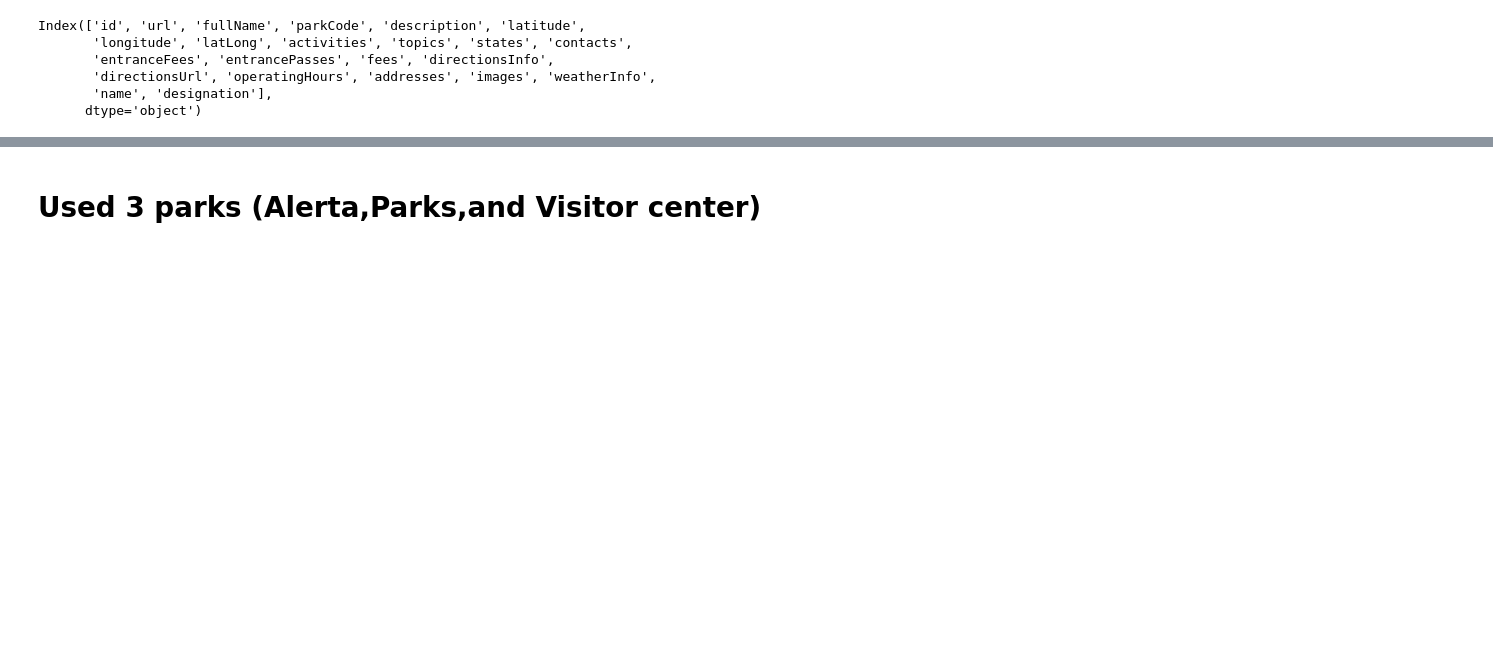
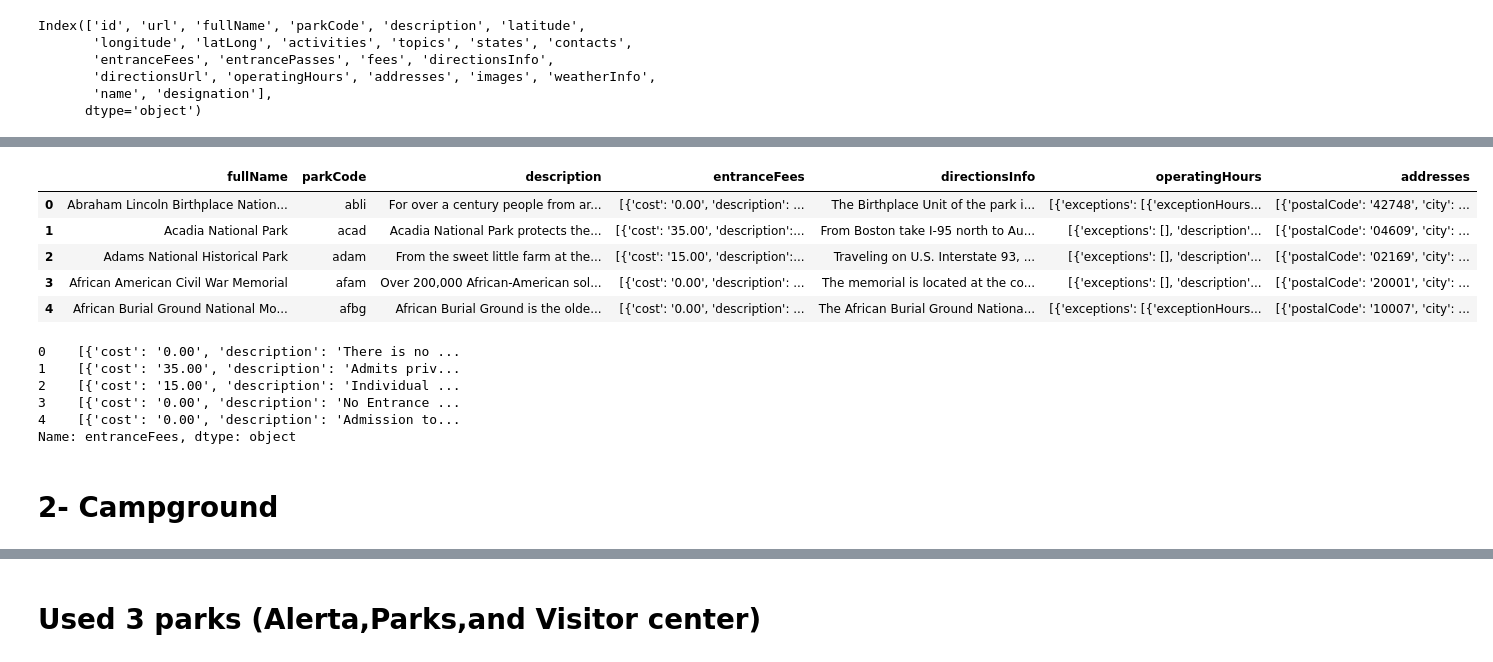
Before and after one commit to MSBen14/Park-Finder-Project-3, a Jupyter notebook: Parks_v3.ipynb, the cells around one changed output, grey strips where cells are left out. Drawn from its saved outputs; the diff is of its cells as text; code cells hidden in the pictures; blank space fills up the shorter version.

```diff
--- a/Parks_v3.ipynb
+++ b/Parks_v3.ipynb
@@ -138,0 +130,21 @@ parks_rev_df.to_csv("parks_df.csv", index=False,encoding="utf-8")
+# %%
+parks_rev_df.drop(['id', 'url', 'latitude', 'longitude', 'latLong', 'activities', 'topics', 'states', 'contacts', 'entrancePasses', 'fees', 'directionsUrl', 'images', 'weatherInfo',
+       'name', 'designation'], axis=1, inplace=True)
+parks_rev_df.head()
+# %% [output]
+|  | fullName | parkCode | description | entranceFees | directionsInfo | operatingHours | addresses |
+| 0 | Abraham Lincoln Birthplace Nation... | abli | For over a century people from ar... | [{'cost': '0.00', 'description': ... | The Birthplace Unit of the park i... | [{'exceptions': [{'exceptionHours... | [{'postalCode': '42748', 'city': ... |
+| 1 | Acadia National Park | acad | Acadia National Park protects the... | [{'cost': '35.00', 'description':... | From Boston take I-95 north to Au... | [{'exceptions': [], 'description'... | [{'postalCode': '04609', 'city': ... |
+| 2 | Adams National Historical Park | adam | From the sweet little farm at the... | [{'cost': '15.00', 'description':... | Traveling on U.S. Interstate 93, ... | [{'exceptions': [], 'description'... | [{'postalCode': '02169', 'city': ... |
+| 3 | African American Civil War Memorial | afam | Over 200,000 African-American sol... | [{'cost': '0.00', 'description': ... | The memorial is located at the co... | [{'exceptions': [], 'description'... | [{'postalCode': '20001', 'city': ... |
+| 4 | African Burial Ground National Mo... | afbg | African Burial Ground is the olde... | [{'cost': '0.00', 'description': ... | The African Burial Ground Nationa... | [{'exceptions': [{'exceptionHours... | [{'postalCode': '10007', 'city': ... |
+# %%
+fees_df = parks_rev_df.iloc[:,3]
+fees_df.head()
+# %% [output]
+0    [{'cost': '0.00', 'description': 'There is no ...
+1    [{'cost': '35.00', 'description': 'Admits priv...
+2    [{'cost': '15.00', 'description': 'Individual ...
+3    [{'cost': '0.00', 'description': 'No Entrance ...
+4    [{'cost': '0.00', 'description': 'Admission to...
+Name: entranceFees, dtype: object
@@ -139,3 +158,5 @@ parks_rev_df.to_csv("parks_df.csv", index=False,encoding="utf-8")
+# %% [markdown]
+# 2- Campground
 # %%
 url_campgrounds = "https://developer.nps.gov/api/v1/campgrounds"
 params = {
```
Also changed, not shown: parts of 42 cells of this notebook, 1 other file.
